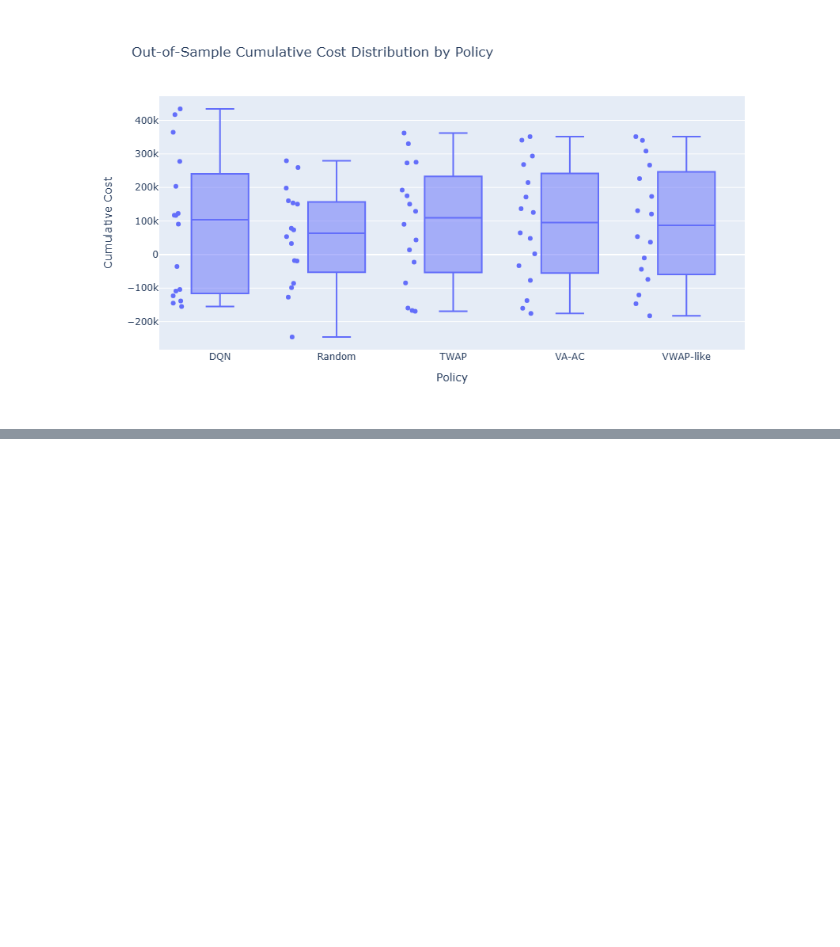
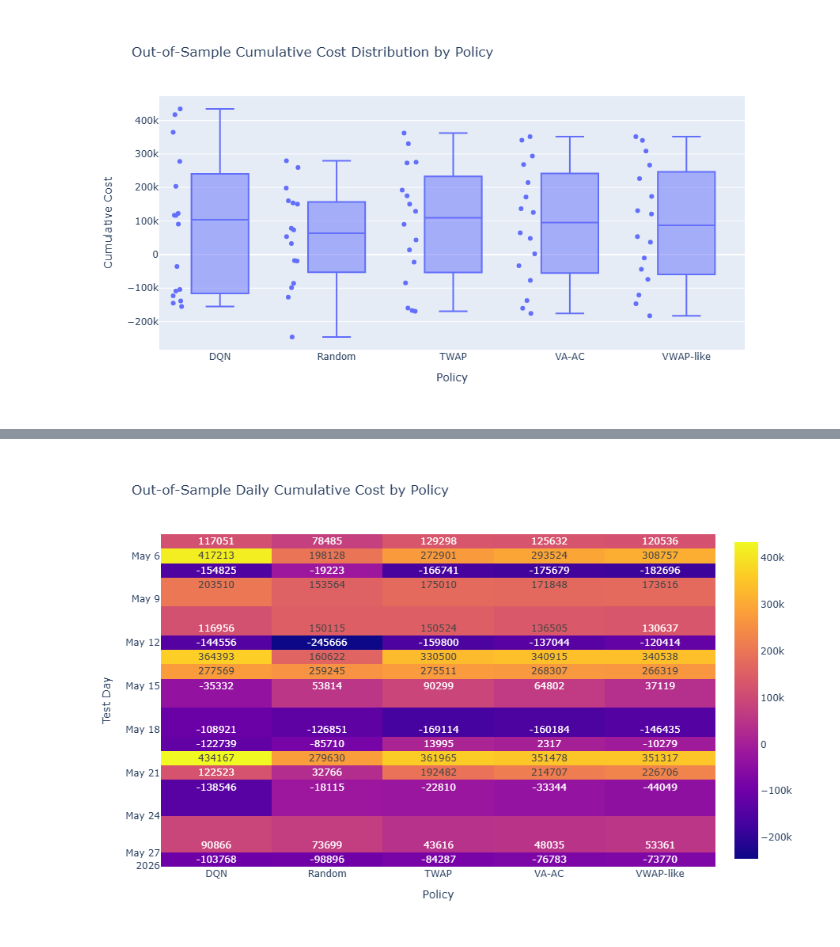
Before and after one commit to ADRIANVM117/data-science-portfolio, a Jupyter notebook: Optimal_execution_under_market_impact/notebooks/06_out_of_sample_generalization_and_robustness_analysis.ipynb, the cells around one changed output, grey strips where cells are left out. Saved outputs shown, nothing was run; the diff lists cells and outputs as text; code cells hidden in the pictures; blank space fills up the shorter version.

```diff
--- a/Optimal_execution_under_market_impact/notebooks/06_out_of_sample_generalization_and_robustness_analysis.ipynb
+++ b/Optimal_execution_under_market_impact/notebooks/06_out_of_sample_generalization_and_robustness_analysis.ipynb
@@ -818,24 +828,28 @@ fig.show()
 # %%
 # 4. Daily Winner Heatmap
 
 pivot_cost = summary_oos_daily.pivot(
     index="test_day",
     columns="policy",
     values="cumulative_cost"
 )
 
 fig = px.imshow(
     pivot_cost,
     text_auto=".0f",
     aspect="auto",
     title="Out-of-Sample Daily Cumulative Cost by Policy"
 )
 
 fig.update_layout(
     xaxis_title="Policy",
     yaxis_title="Test Day",
     height=600,
     width=900
 )
 
 fig.show()
+fig.write_image("../results/plots/06_Out_of_Sample_daily_cumulative_cost_by_policy.png")
+display(Image(filename="../results/plots/06_Out_of_Sample_daily_cumulative_cost_by_policy.png"))
+# %% [output]
+[figure, added]
```
Also changed, not shown: parts of 3 cells of this notebook, 3 other files.
